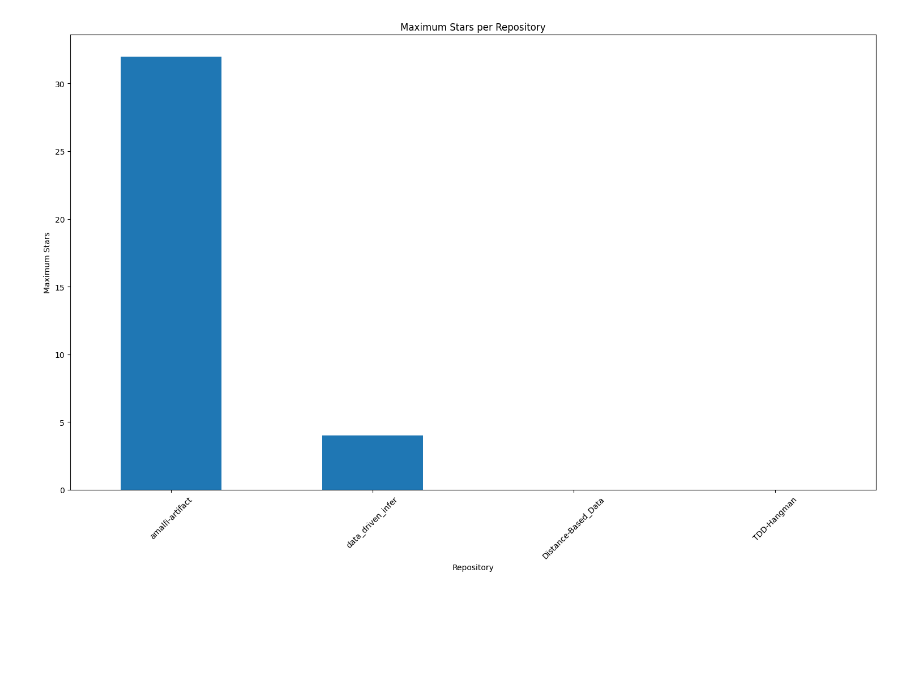
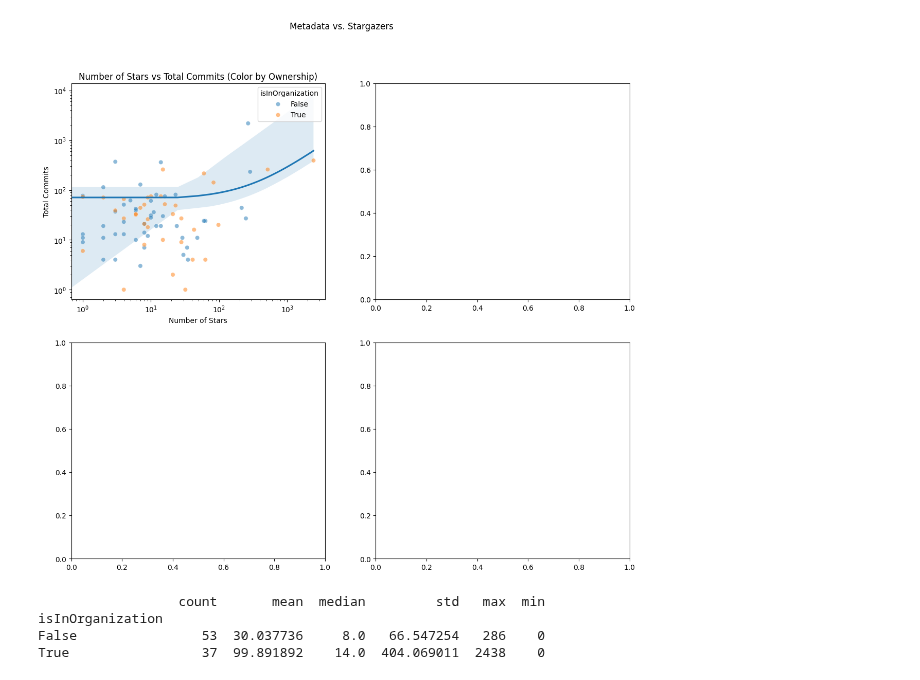
Before and after one commit to Majistaten/PyCIRAS, a Jupyter notebook: notebooks/Untitled.ipynb, the cells around one changed output. Cells and saved outputs as stored; diff of their text form; code cells hidden in the pictures; blank space fills up the shorter version.

```diff
--- a/notebooks/Untitled.ipynb
+++ b/notebooks/Untitled.ipynb
@@ -15,4 +9,10 @@ import matplotlib.pyplot as plt
 # %%
-df = pd.read_csv(
-    config.DATA_FOLDER / pyciras.data_directory / "stargazers-over-time.csv")
+base_csv_path = config.DATA_FOLDER / 'v1.0'
+git_df = pd.read_csv(base_csv_path / 'git.csv')
+lint_df = pd.read_csv(base_csv_path / 'lint.csv')
+lint_df['date'] = pd.to_datetime(lint_df['date'])
+metadata_df = pd.read_csv(base_csv_path / 'metadata.csv')
+stargazers_df = pd.read_csv(base_csv_path / 'stargazers.csv')
+stargazers_df['date'] = pd.to_datetime(stargazers_df['date'])
+test_df = pd.read_csv(base_csv_path / 'test.csv')
 # %%
@@ -37,23 +72,25 @@ plt.show()
 # %%
-# Create bars with max stars as h
-df_bar = df.copy()
-df_bar.drop('DATE', axis=1, inplace=True)
+merged_metadata_git = pd.merge(metadata_df[['repo', 'isInOrganization', 'stargazerCount']], git_df[['repo', 'total_commits']], on='repo', how='inner')
 
-# Find the maximum star count for each repository
-max_stars_per_repo = df_bar.max()
 
-# Sort values for better visualization
-max_stars_per_repo_sorted = max_stars_per_repo.sort_values(ascending=False)
+fig, axes = plt.subplots(2, 2, figsize=(14, 12))
+fig.suptitle('Metadata vs. Stargazers')
 
-# Plotting
-plt.figure(figsize=(15, 10))
-max_stars_per_repo_sorted.plot(kind='bar')
-plt.title('Maximum Stars per Repository')
-plt.xlabel('Repository')
-plt.ylabel('Maximum Stars')
-plt.xticks(rotation=45)
-plt.tight_layout()
+sns.regplot(ax=axes[0, 0], data=merged_metadata_git, x="stargazerCount", y="total_commits", fit_reg=True, scatter=False)
+sns.scatterplot(ax=axes[0, 0], data=merged_metadata_git, x="stargazerCount", y="total_commits", hue="isInOrganization", alpha=0.5)
+
+axes[0, 0].set_title("Number of Stars vs Total Commits (Color by Ownership)")
+axes[0, 0].set_xlabel("Number of Stars")
+axes[0, 0].set_ylabel("Total Commits")
+axes[0, 0].set_xscale("log")
+axes[0, 0].set_yscale("log")
 
 plt.show()
+stats_by_ownership = metadata_df.groupby('isInOrganization')['stargazerCount'].agg(['count', 'mean', 'median', 'std', 'max', 'min'])
+print(stats_by_ownership)
 # %% [output]
-[figure, old version]
+[figure, new version]
+                  count       mean  median         std   max  min
+isInOrganization
+False                53  30.037736     8.0   66.547254   286    0
+True                 37  99.891892    14.0  404.069011  2438    0
```
Also changed, not shown: parts of 6 cells of this notebook.
